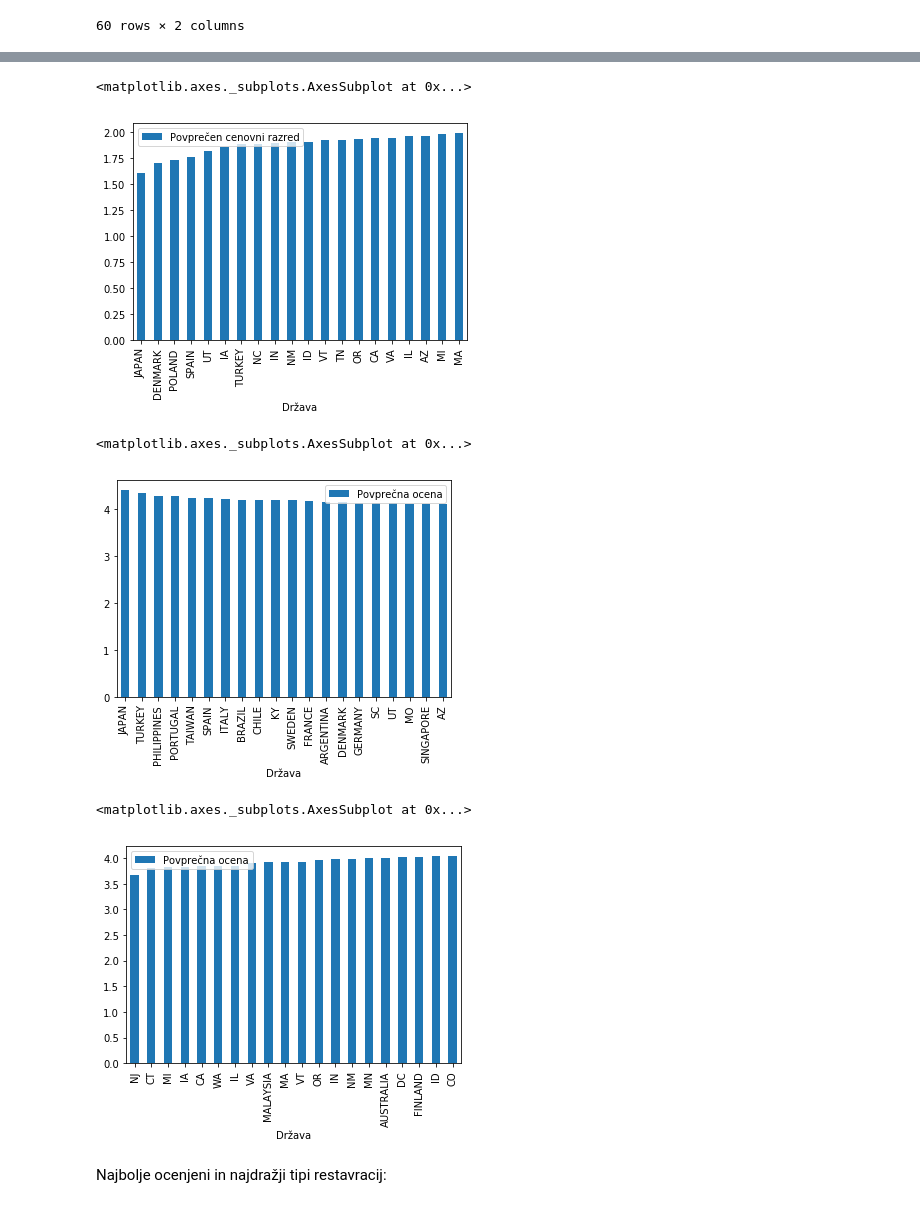
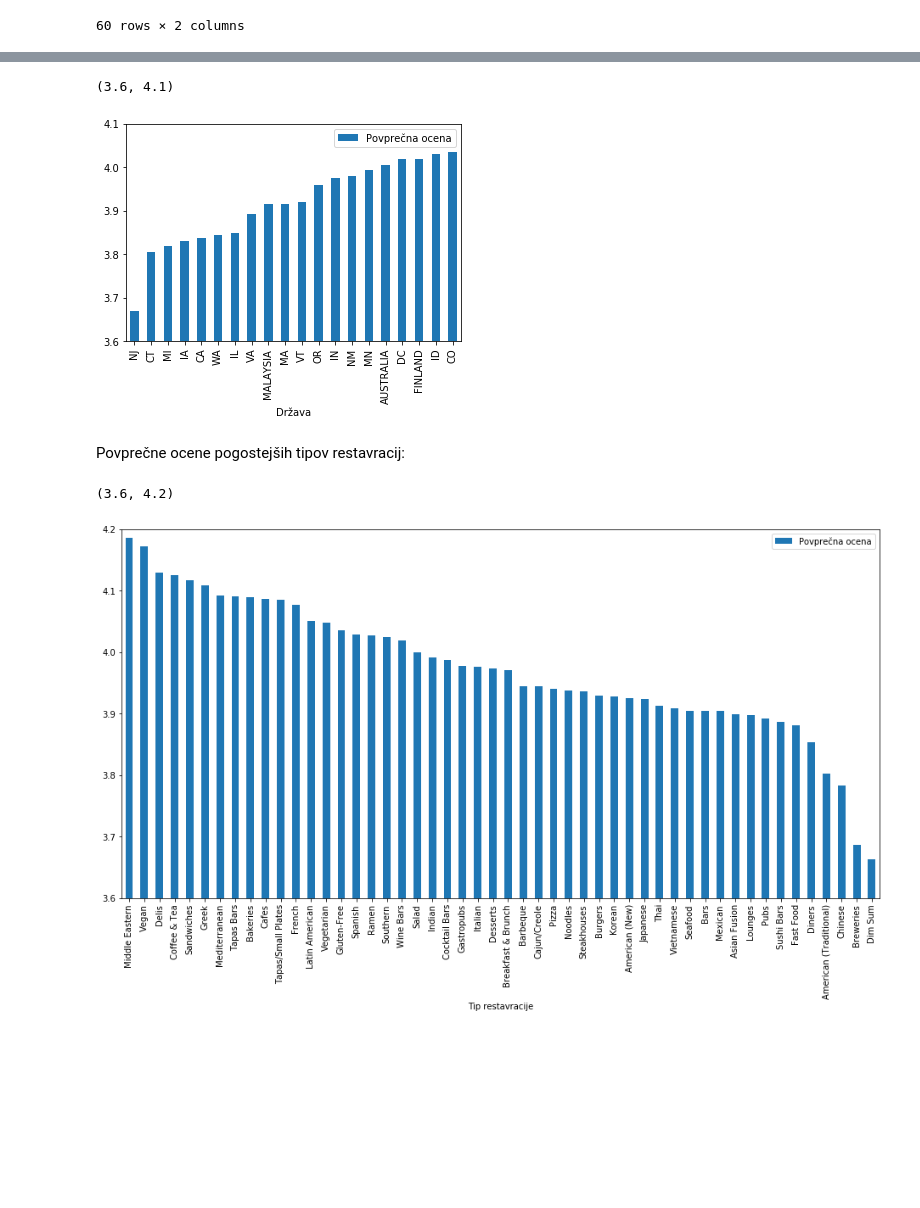
Before and after one commit to klemenkmecl/analiza, a Jupyter notebook: Restavracije.ipynb, the cells around one changed output, grey strips where cells are left out. Saved outputs shown, nothing was run; the diff lists cells and outputs as text; code cells hidden in the pictures; blank space fills up the shorter version.

```diff
--- a/Restavracije.ipynb
+++ b/Restavracije.ipynb
@@ -84,7 +84,9 @@ po_ceni.plot(kind='bar')
 Zanima nas kateri tipi restavracij so najpogostejši:
 # %%
 sestavljena = pd.merge(restavracije, tipi)
-pogostost = sestavljena.groupby('Tip restavracije').count()['id'].sort_values(ascending=False)
-pogostost[:20].plot.bar(x='Tip restavracije')
+pogosti_tipi = tipi.groupby('Tip restavracije').size().sort_values(ascending=False)[:50].index
+sestavljena_pogosti = sestavljena[sestavljena['Tip restavracije'].isin(pogosti_tipi)]
+pogostost = sestavljena_pogosti.groupby('Tip restavracije').count()['id'].sort_values(ascending=False)
+pogostost.plot.bar(x='Tip restavracije', figsize=(16,8))
 # %% [output]
 <matplotlib.axes._subplots.AxesSubplot at 0x...>
@@ -128,23 +146,16 @@ tabela_po_drzavah1.plot.bar(x='Država')
 # %%
-po_drzavah2 = restavracije.groupby('Država').mean()['Cena'].sort_values(ascending=True)[:20]
-tabela_po_drzavah2 = pd.DataFrame({'Država':po_drzavah2.index, 'Povprečen cenovni razred':po_drzavah2.values})
-tabela_po_drzavah2.plot.bar(x='Država')
+po_drzavah4 = restavracije.groupby('Država').mean()['Ocena'].sort_values(ascending=True)[:20]
+tabela_po_drzavah4 = pd.DataFrame({'Država':po_drzavah4.index, 'Povprečna ocena':po_drzavah4.values})
+tabela_po_drzavah4.plot.bar(x='Država').set_ylim([3.6,4.1])
 # %% [output]
-<matplotlib.axes._subplots.AxesSubplot at 0x...>
+(3.6, 4.1)
-[figure, old version]
+[figure, new version]
+# %% [markdown]
+Povprečne ocene pogostejših tipov restavracij:
 # %%
-po_drzavah3 = restavracije.groupby('Država').mean()['Ocena'].sort_values(ascending=False)[:20]
-tabela_po_drzavah3 = pd.DataFrame({'Država':po_drzavah3.index, 'Povprečna ocena':po_drzavah3.values})
-tabela_po_drzavah3.plot.bar(x='Država')
+ocene_tipov = sestavljena_pogosti.groupby('Tip restavracije').mean()['Ocena'].sort_values(ascending=False)[:60]
+tabela_ocen_tipov = pd.DataFrame({'Tip restavracije':ocene_tipov.index, 'Povprečna ocena':ocene_tipov.values})
+tabela_ocen_tipov.plot.bar(x='Tip restavracije', figsize=(16,8)).set_ylim([3.6,4.2])
 # %% [output]
-<matplotlib.axes._subplots.AxesSubplot at 0x...>
+(3.6, 4.2)
-[figure, old version]
+[figure, new version]
-# %%
-po_drzavah4 = restavracije.groupby('Država').mean()['Ocena'].sort_values(ascending=True)[:20]
-tabela_po_drzavah4 = pd.DataFrame({'Država':po_drzavah4.index, 'Povprečna ocena':po_drzavah4.values})
-tabela_po_drzavah4.plot.bar(x='Država')
-# %% [output]
-<matplotlib.axes._subplots.AxesSubplot at 0x...>
-[figure, removed]
-# %% [markdown]
-Najbolje ocenjeni in najdražji tipi restavracij:
```
Also changed, not shown: parts of 12 cells of this notebook.
